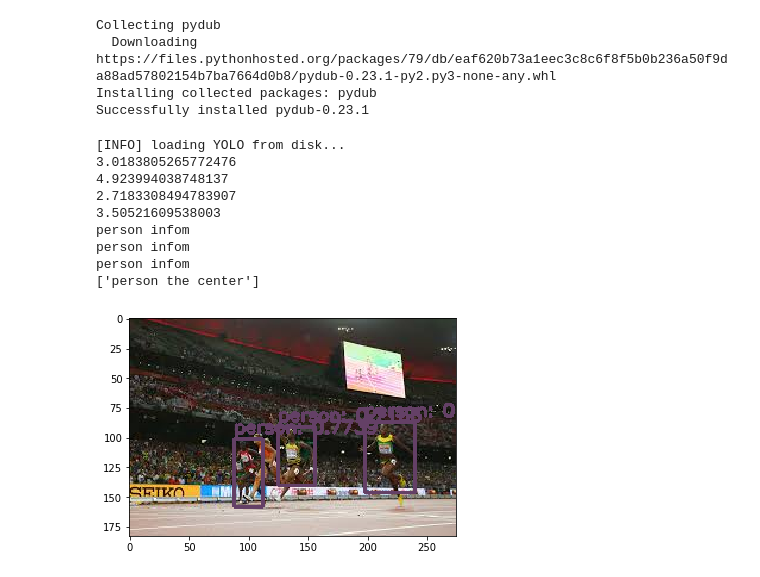
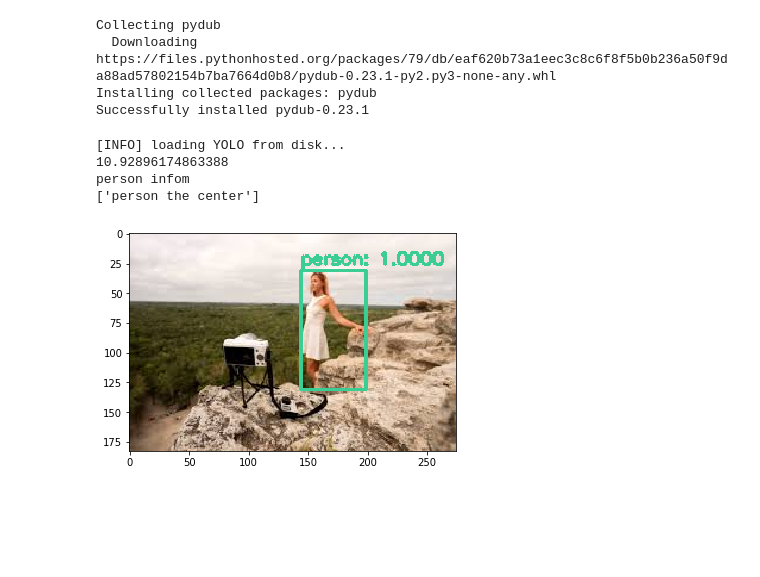
Before and after one commit to MonaaMohammed/SeeAPP-, a Jupyter notebook: selecting_the_objects_SeeApp.ipynb, the cells around one changed output. Saved outputs shown, nothing was run; the diff lists cells and outputs as text; code cells hidden in the pictures; blank space fills up the shorter version.

```diff
--- a/selecting_the_objects_SeeApp.ipynb
+++ b/selecting_the_objects_SeeApp.ipynb
@@ -111,7 +111,7 @@ ln = [ln[i[0] - 1] for i in net.getUnconnectedOutLayers()]
 # load the image with imread()
 
 
-imageSource =  '/content/test4.jpg'
+imageSource =  '/content/images (1).jpg'
 
 
 dic_minper = dict(classID = 0 ,minper = 3.1 )
@@ -221,7 +221,7 @@ if len(idxs) > 0:
                       #this remove the the duplicate classes in the list # classes_In_center=[]
                       for x in classes_In_center :
                         if x not in b :
-                          texts.append(x)
+                          texts.append(LABELS[classIDs[i]] +  W_pos )
                           b.add(x)
 
 
@@ -257,8 +257,9 @@ if len(idxs) > 0:
                          #this remove the the duplicate classes in the list # classes_In_center=[]
                         for x in classes_In_center :
                             if x not in b :
-                              texts.append(LABELS[classIDs[x]] +  W_pos )
+                              texts.append(LABELS[classIDs[i]] +  W_pos )
                               b.add(x)
+
 
 
 
@@ -287,6 +288,7 @@ if len(idxs) > 0:
 
 
   print(texts)
+
 
 
 
@@ -309,37 +311,32 @@ if len(idxs) > 0:
 				cv2.putText(img, text, (x, y - 5),
 			  cv2.FONT_HERSHEY_SIMPLEX, 0.5, color, 2)
 label = LABELS[classIDs[i]]
 if label not in detected:
   # find positions
   centerX, centerY = centers[i][0], centers[i][1]
 
   if centerX <= W/3:
     W_pos = "left "
   elif centerX <= (W/3 * 2):
     W_pos = "center "
   else:
     W_pos = "right "
 
   if centerY <= H/3:
     H_pos = "top "
   elif centerY <= (H/3 * 2):
     H_pos = "mid "
   else:
     H_pos = "bottom "
   texts.append(H_pos + W_pos + label)
 #print(texts)
   detected.append(label)
   import matplotlib.pyplot as plt
   show_img = cv2.cvtColor(img, cv2.COLOR_BGR2RGB)
   plt.imshow(show_img)
 # %% [output]
 [INFO] loading YOLO from disk...
-3.0183805265772476
-4.923994038748137
-2.7183308494783907
-3.50521609538003
-person infom
-person infom
+10.92896174863388
 person infom
 ['person the center']
-[figure, old version]
+[figure, new version]
```
Also changed, not shown: parts of 2 cells of this notebook.
